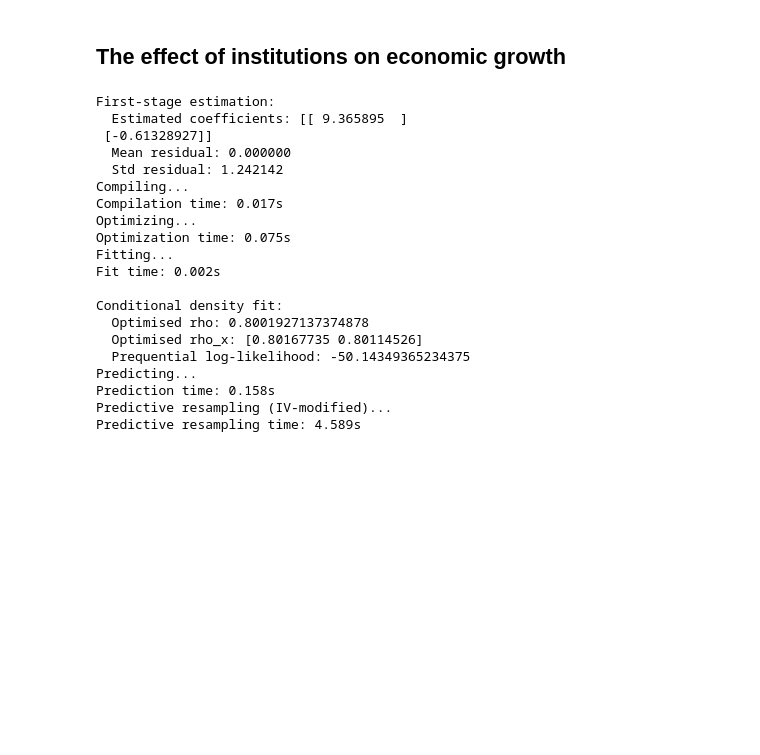
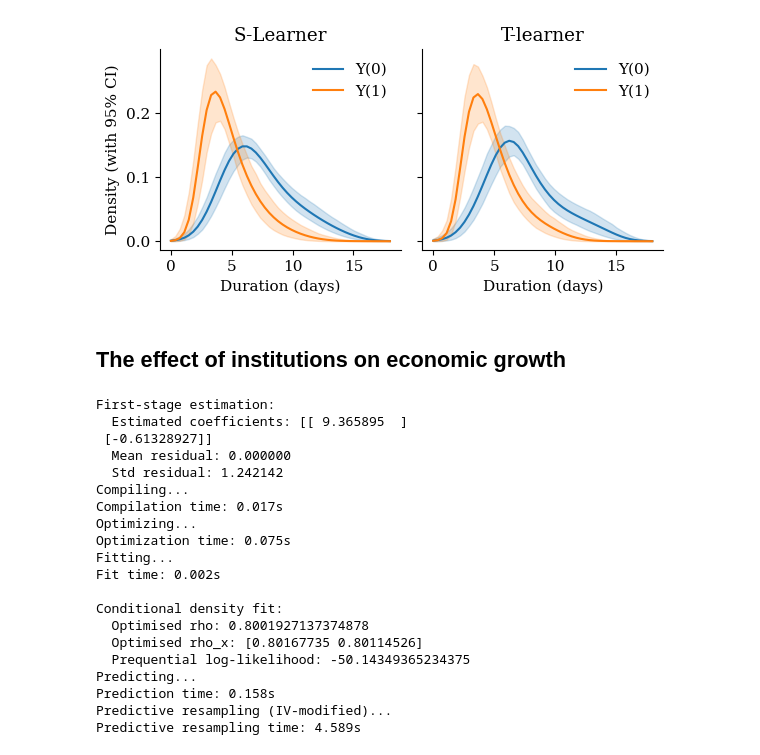
Before and after one commit to gregorsteiner/CausalMP, a Jupyter notebook: Real_Examples.ipynb, the cells around one changed output. Cells and saved outputs as stored; diff of their text form; code cells hidden in the pictures; blank space fills up the shorter version.

Commit message:
Updated Zinc example

```diff
--- a/Real_Examples.ipynb
+++ b/Real_Examples.ipynb
@@ -11,3 +56,47 @@ from copula_mp_iv import mp_density_iv
+# %%
+
+fig, axes = plt.subplots(1, 2, figsize=(6, 3), sharey=True)
+
+plt.rcParams.update({
+    "font.family":      "serif",
+    "font.size":        11,
+    "axes.spines.top":  False,
+    "axes.spines.right":False,
+    "axes.linewidth":   0.8,
+    "xtick.direction":  "out",
+    "ytick.direction":  "out",
+})
+
+# --- Panel 1: S-Learner ---
+ax = axes[0]
+ax.plot(y_grid_orig, res['x_0']['mean'] / sig_y, label="Y(0)", color='tab:blue')
+ax.fill_between(y_grid_orig, res['x_0']['low'] / sig_y, res['x_0']['high'] / sig_y, color='tab:blue', alpha=0.2)
+ax.plot(y_grid_orig, res['x_1']['mean'] / sig_y, label="Y(1)", color='tab:orange')
+ax.fill_between(y_grid_orig, res['x_1']['low'] / sig_y, res['x_1']['high'] / sig_y, color='tab:orange', alpha=0.2)
+ax.set_xlabel("Duration (days)")
+ax.set_ylabel("Density (with 95% CI)")
+ax.set_title("S-Learner")
+ax.legend(frameon=False)
+ax.spines['top'].set_visible(False)
+ax.spines['right'].set_visible(False)
+
+# --- Panel 2: T-learner ---
+ax = axes[1]
+ax.plot(y_grid_orig, res_t['x_0']['mean'] / sig_y, label="Y(0)", color='tab:blue')
+ax.fill_between(y_grid_orig, res_t['x_0']['low'] / sig_y, res_t['x_0']['high'] / sig_y, color='tab:blue', alpha=0.2)
+ax.plot(y_grid_orig, res_t['x_1']['mean'] / sig_y, label="Y(1)", color='tab:orange')
+ax.fill_between(y_grid_orig, res_t['x_1']['low'] / sig_y, res_t['x_1']['high'] / sig_y, color='tab:orange', alpha=0.2)
+ax.set_xlabel("Duration (days)")
+ax.set_title("T-learner")
+ax.legend(frameon=False)
+ax.spines['top'].set_visible(False)
+ax.spines['right'].set_visible(False)
+
+plt.tight_layout()
+plt.savefig('Figures/ZincExample.pdf', dpi=300, bbox_inches='tight')
+plt.show()
+# %% [output]
+[figure, added]
 # %% [markdown]
 ## The effect of institutions on economic growth
 # %%
```
Also changed, not shown: parts of 2 cells of this notebook, 5 other files.
